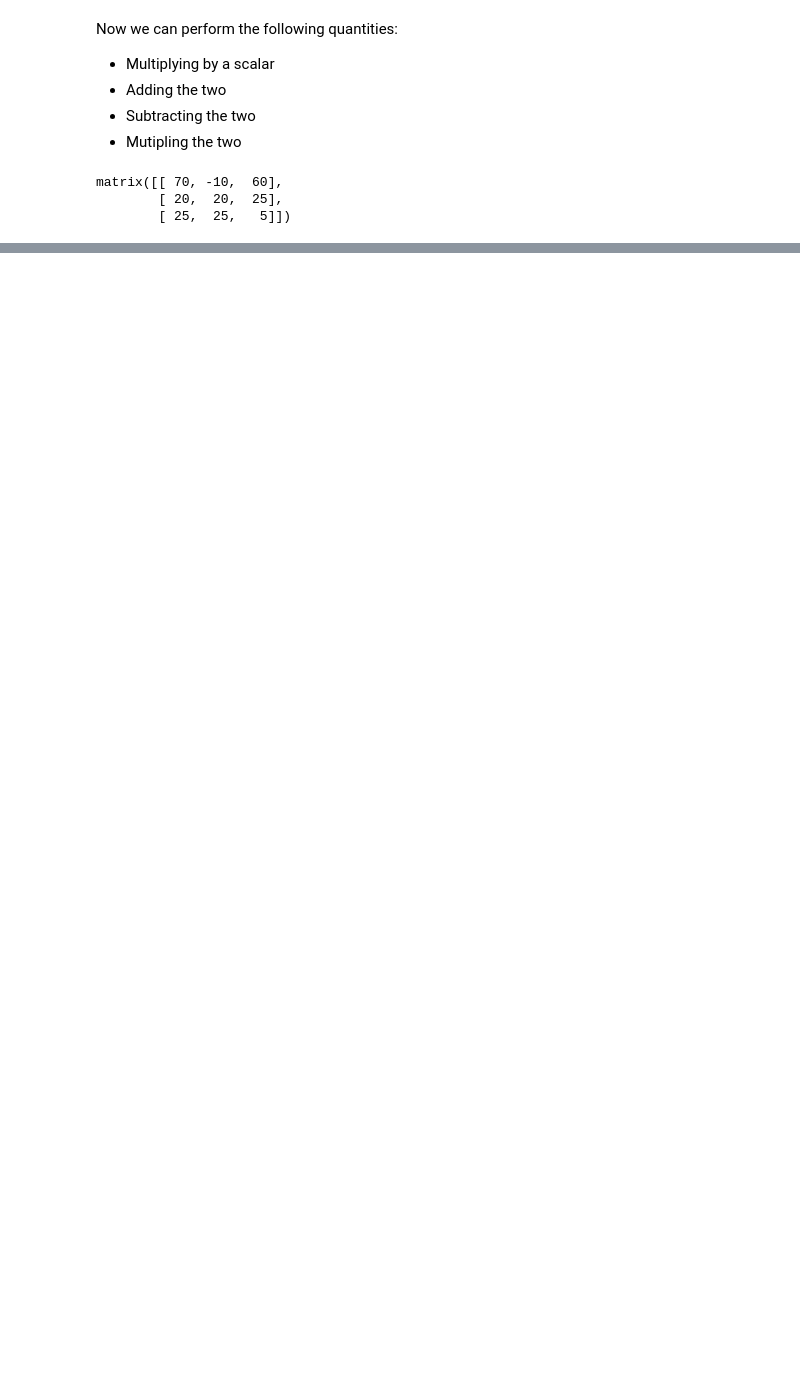
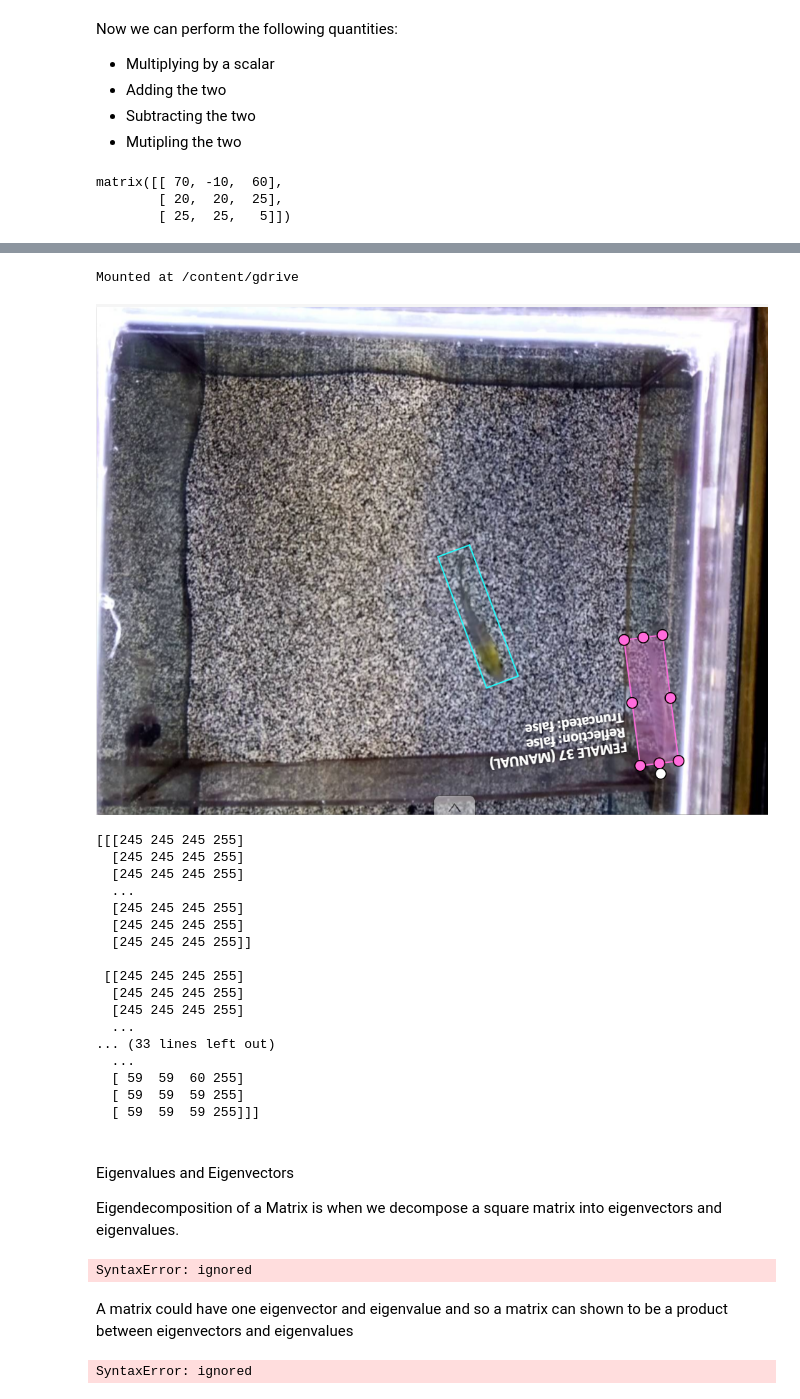
Before and after one commit to tejaswini-rb/tutorials, a Jupyter notebook: Linear_Algebra.ipynb, the cells around one changed output, grey strips where cells are left out. Drawn from its saved outputs; the diff is of its cells as text; code cells hidden in the pictures; blank space fills up the shorter version.

```diff
--- a/Linear_Algebra.ipynb
+++ b/Linear_Algebra.ipynb
@@ -86,0 +469,59 @@ matrix([[104,  24,  92],
+# %%
+#importing the image to drive because collab doesn't have access to local files
+from google.colab import drive
+drive.mount('/content/gdrive')
+# %% [output]
+Mounted at /content/gdrive
+# %%
+# Importing the necessary libraries
+from PIL import Image
+from numpy import asarray
+
+# loading the image and convert into a numpy array
+img = Image.open("/content/gdrive/My Drive/Fish1.png")
+display(img)
+numpydata = asarray(img)
+
+#printing the data
+print(numpydata)
+# %% [output]
+[figure, added]
+[[[245 245 245 255]
+  [245 245 245 255]
+  [245 245 245 255]
+  ...
+  [245 245 245 255]
+  [245 245 245 255]
+  [245 245 245 255]]
+
+ [[245 245 245 255]
+  [245 245 245 255]
+  [245 245 245 255]
+  ...
+... (33 lines left out)
+  ...
+  [ 59  59  60 255]
+  [ 59  59  59 255]
+  [ 59  59  59 255]]]
+# %% [markdown]
+<br>
+
+Eigenvalues and Eigenvectors
+
+Eigendecomposition of a Matrix is when we decompose a square matrix into eigenvectors and eigenvalues.
+<br>
+# %%
+Av = lambda v
+#This is a eigenvalue equation. A is the matrix, v is the eigenvector of the matrix,
+#and lamdba is a greek letter that represents the eigenvalue scalar
+# %% [output]
+SyntaxError: ignored
+# %% [markdown]
+A matrix could have one eigenvector and eigenvalue and so a matrix can shown to be a product between eigenvectors and eigenvalues
+# %%
+A = Qdiag(V)Q^-1
+#Q is a matrix comprised of the eigenvectors,
+#diag(V) is a diagonal matrix comprised of the eigenvalues along the diagonal,
+#and Q^-1 is the inverse of the matrix comprised of the eigenvectors
+# %% [output]
+SyntaxError: ignored
```
Also changed, not shown: parts of 27 cells of this notebook.
